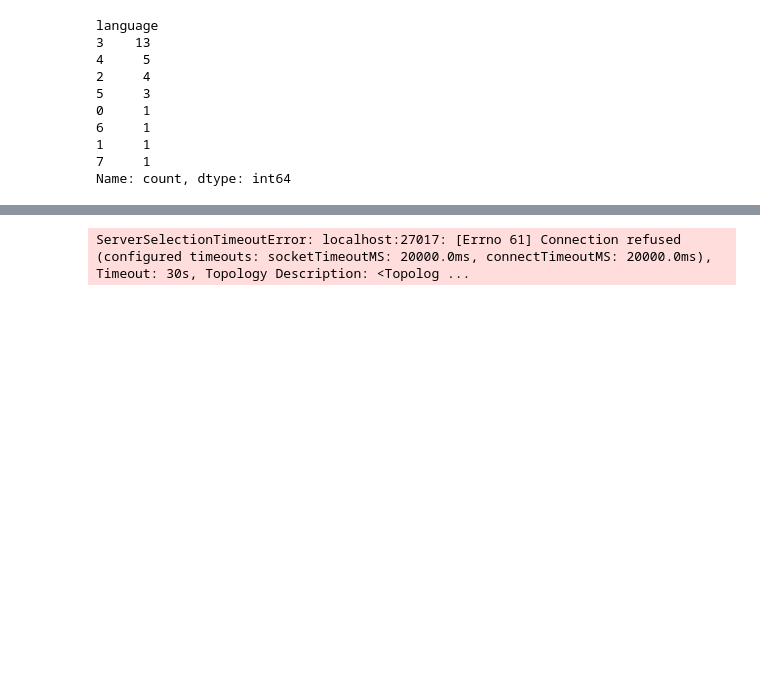
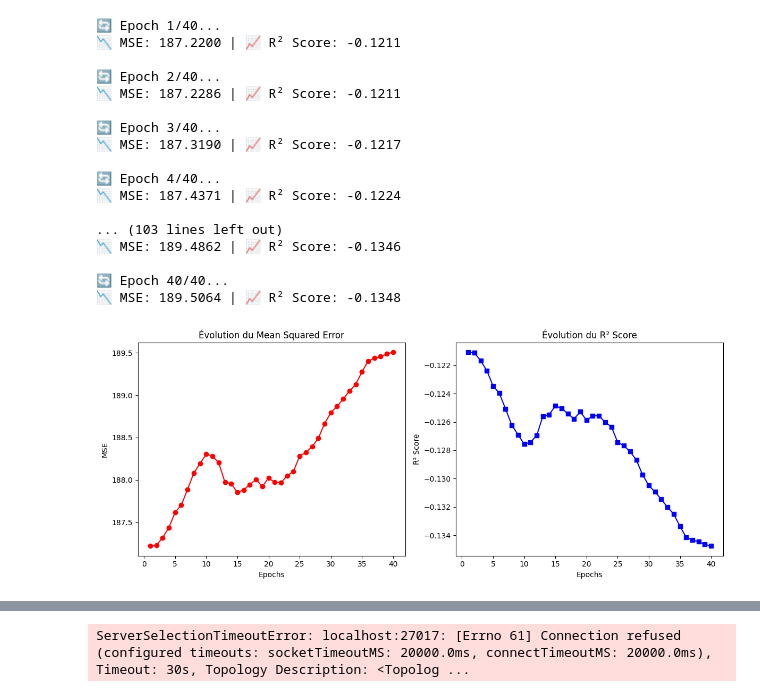
Before and after one commit to Chypri1/Big_Data_MLOps_Github_API, a Jupyter notebook: api.ipynb, the cells around one changed output, grey strips where cells are left out. Cells and saved outputs as stored; diff of their text form; code cells hidden in the pictures; blank space fills up the shorter version.

```diff
--- a/api.ipynb
+++ b/api.ipynb
@@ -120,0 +109,2 @@ Counter({'JavaScript': 13, 'Objective-C': 5, 'Java': 4, 'Ruby': 3, 'CSS': 1, 'Sw
+# %%
+repositories=get_call(paths="show_data",url="https://api-base-fastapi-mpt-dkhjb0cydga2aydc.canadacentral-01.azurewebsites.net")
@@ -121,28 +137,25 @@ Counter({'JavaScript': 13, 'Objective-C': 5, 'Java': 4, 'Ruby': 3, 'CSS': 1, 'Sw
 # %%
-import pandas as pd
-from sklearn.preprocessing import LabelEncoder
-df = pd.DataFrame(repositories)
-df = df.dropna(subset=["language"])
-language = df["language"]
-df = df[df.columns[df.dtypes != "object"]]
+from model.model import ModelTrainer
 
-# Initialisation de l'encodeur
-encoder = LabelEncoder()
+modele = ModelTrainer(repositories,lr=0.01)
 
-# Encodage de la colonne "language"
-df["language"] = encoder.fit_transform(language)
-
-# Récupérer les labels (langages originaux)
-languages_label = encoder.classes_
-df["language"].value_counts()
+modele.train(40)
 # %% [output]
-language
-3    13
-4     5
-2     4
-5     3
-0     1
-6     1
-1     1
-7     1
-Name: count, dtype: int64
+🔄 Epoch 1/40...
+📉 MSE: 187.2200 | 📈 R² Score: -0.1211
+
+🔄 Epoch 2/40...
+📉 MSE: 187.2286 | 📈 R² Score: -0.1211
+
+🔄 Epoch 3/40...
+📉 MSE: 187.3190 | 📈 R² Score: -0.1217
+
+🔄 Epoch 4/40...
+📉 MSE: 187.4371 | 📈 R² Score: -0.1224
+
+... (103 lines left out)
+📉 MSE: 189.4862 | 📈 R² Score: -0.1346
+
+🔄 Epoch 40/40...
+📉 MSE: 189.5064 | 📈 R² Score: -0.1348
+[figure, added]
```
Also changed, not shown: parts of 6 cells of this notebook, 17 other files.
